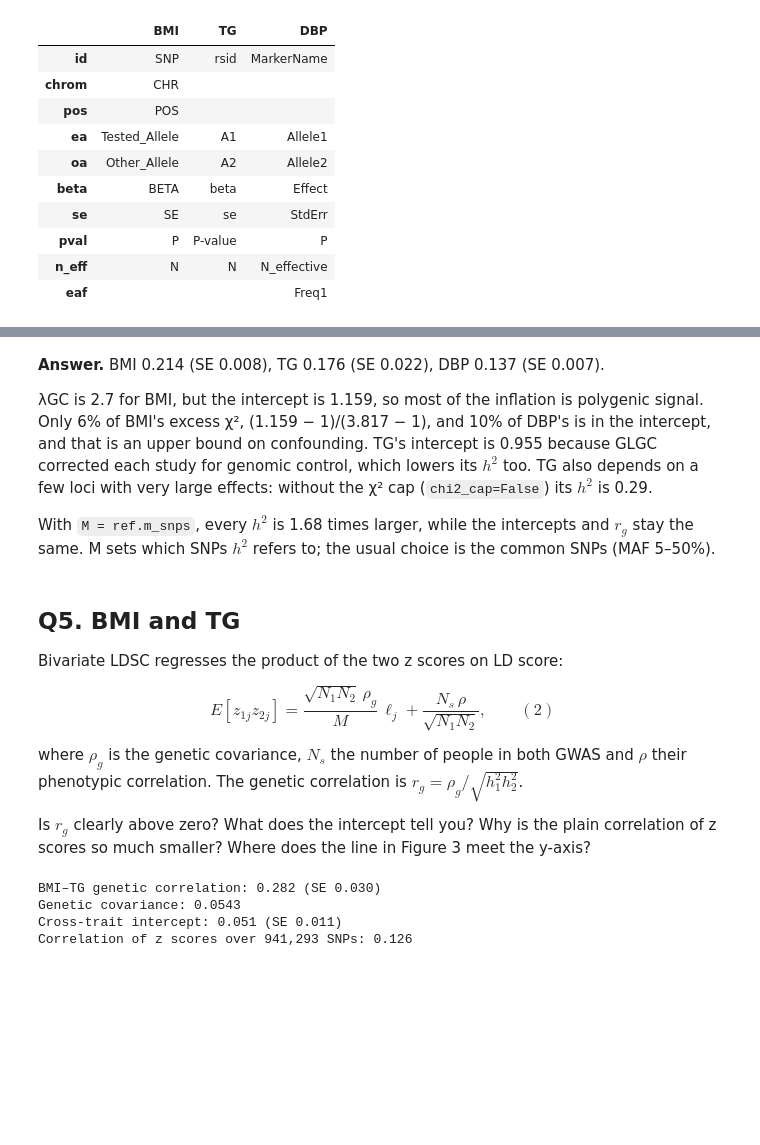
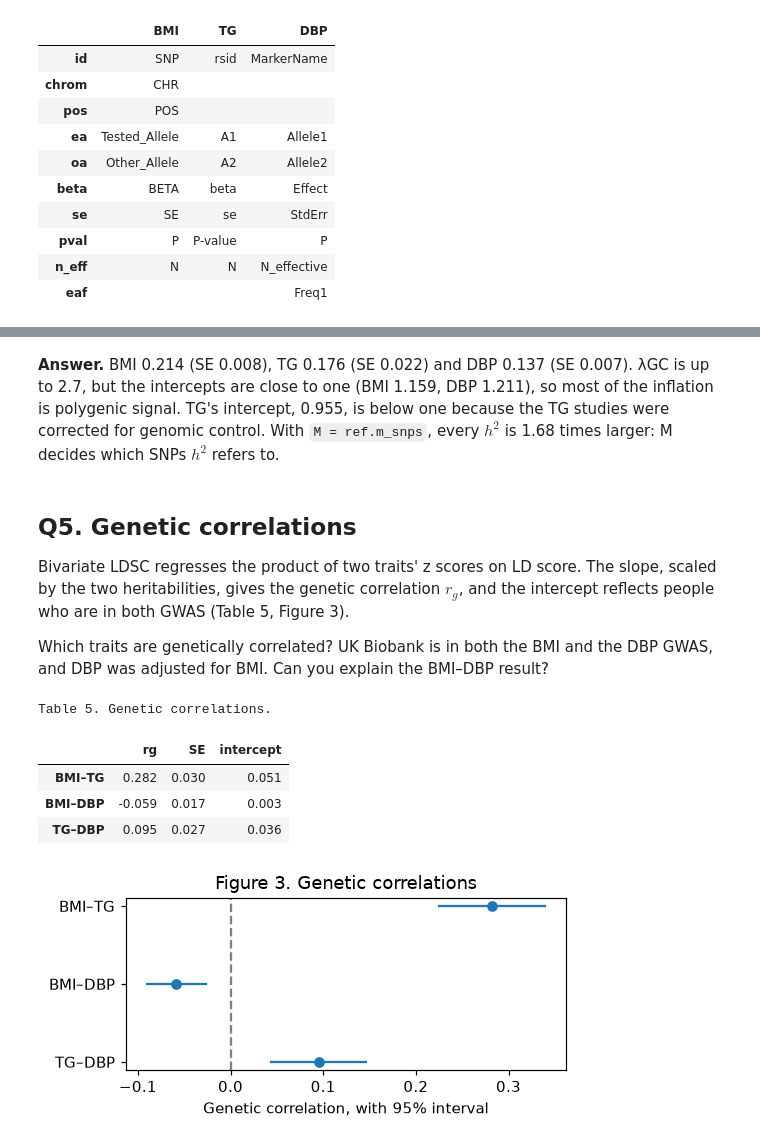
Before and after one commit to bvilhjal/ATIG_2026, a Jupyter notebook: teaching_days/2026-10-29/LDSC/LDSC_practical_answers.ipynb, the cells around one changed output, grey strips where cells are left out. Drawn from its saved outputs; the diff is of its cells as text; code cells hidden in the pictures; blank space fills up the shorter version.

```diff
--- a/teaching_days/2026-10-29/LDSC/LDSC_practical_answers.ipynb
+++ b/teaching_days/2026-10-29/LDSC/LDSC_practical_answers.ipynb
@@ -319,39 +268,41 @@ plt.show()
 # %% [markdown]
-**Answer.** BMI 0.214 (SE 0.008), TG 0.176 (SE 0.022), DBP 0.137 (SE 0.007).
-
-λGC is 2.7 for BMI, but the intercept is 1.159, so most of the inflation is polygenic
-signal. Only 6% of BMI's excess χ², (1.159 − 1)/(3.817 − 1), and 10% of DBP's is in the
-intercept, and that is an upper bound on confounding. TG's intercept is 0.955 because GLGC
-corrected each study for genomic control, which lowers its $h^2$ too. TG also depends on a
-few loci with very large effects: without the χ² cap (`chi2_cap=False`) its $h^2$ is 0.29.
-
-With `M = ref.m_snps`, every $h^2$ is 1.68 times larger, while the intercepts and $r_g$ stay
-the same. M sets which SNPs $h^2$ refers to; the usual choice is the common SNPs
-(MAF 5–50%).
+**Answer.** BMI 0.214 (SE 0.008), TG 0.176 (SE 0.022) and DBP 0.137 (SE 0.007). λGC is up to
+2.7, but the intercepts are close to one (BMI 1.159, DBP 1.211), so most of the inflation is
+polygenic signal. TG's intercept, 0.955, is below one because the TG studies were corrected
+for genomic control. With `M = ref.m_snps`, every $h^2$ is 1.68 times larger: M decides which
+SNPs $h^2$ refers to.
 # %% [markdown]
-## Q5. BMI and TG
+## Q5. Genetic correlations
 
-Bivariate LDSC regresses the product of the two z scores on LD score:
+Bivariate LDSC regresses the product of two traits' z scores on LD score. The slope, scaled
+by the two heritabilities, gives the genetic correlation $r_g$, and the intercept reflects
+people who are in both GWAS (Table 5, Figure 3).
 
-$$E[z_{1j} z_{2j}] = \frac{\sqrt{N_1 N_2}\,\rho_g}{M}\,\ell_j + \frac{N_s\,\rho}{\sqrt{N_1 N_2}}, \qquad (2)$$
-
-where $\rho_g$ is the genetic covariance, $N_s$ the number of people in both GWAS and $\rho$
-their phenotypic correlation. The genetic correlation is $r_g = \rho_g / \sqrt{h^2_1 h^2_2}$.
-
-Is $r_g$ clearly above zero? What does the intercept tell you? Why is the plain correlation
-of z scores so much smaller? Where does the line in Figure 3 meet the y-axis?
+Which traits are genetically correlated? UK Biobank is in both the BMI and the DBP GWAS, and
+DBP was adjusted for BMI. Can you explain the BMI–DBP result?
 # %%
-rg_bmi_tg = ldsc_rg_sumstats(gwas['BMI'], gwas['TG'], ref.variants, ref.scores,
-                             m_snps=M, ncores=2).estimate
-print(f'BMI–TG genetic correlation: {rg_bmi_tg.rg:.3f} (SE {rg_bmi_tg.rg_se:.3f})')
-print(f'Genetic covariance: {rg_bmi_tg.gcov:.4f}')
-print(f'Cross-trait intercept: {rg_bmi_tg.gcov_intercept:.3f} (SE {rg_bmi_tg.gcov_intercept_se:.3f})')
+rg_table = {}
+for trait1, trait2 in [('BMI', 'TG'), ('BMI', 'DBP'), ('TG', 'DBP')]:  # About a minute.
+    fit = ldsc_rg_sumstats(gwas[trait1], gwas[trait2], ref.variants, ref.scores,
+                           m_snps=M, ncores=2).estimate
+    rg_table[f'{trait1}–{trait2}'] = {'rg': fit.rg, 'SE': fit.rg_se, 'intercept': fit.gcov_intercept}
 
-# For comparison: the plain correlation of z scores, ignoring LD.
-both = snps['BMI'].merge(snps['TG'], on='snp', suffixes=('_bmi', '_tg'))
-print(f"Correlation of z scores over {len(both):,} SNPs: {np.corrcoef(both['z_bmi'], both['z_tg'])[0, 1]:.3f}")
+results = pd.DataFrame(rg_table).T
+print('Table 5. Genetic correlations.')
+display(results)
+
+plt.figure(figsize=(5, 2.5))
+plt.errorbar(results['rg'], results.index, xerr=1.96 * results['SE'], fmt='o')
+plt.gca().invert_yaxis()  # Same order as Table 5.
+plt.axvline(0, color='grey', linestyle='--')
+plt.xlabel('Genetic correlation, with 95% interval')
+plt.title('Figure 3. Genetic correlations')
+plt.tight_layout()
+plt.show()
 # %% [output]
-BMI–TG genetic correlation: 0.282 (SE 0.030)
-Genetic covariance: 0.0543
-Cross-trait intercept: 0.051 (SE 0.011)
-Correlation of z scores over 941,293 SNPs: 0.126
+Table 5. Genetic correlations.
+|  | rg | SE | intercept |
+| BMI–TG | 0.282 | 0.030 | 0.051 |
+| BMI–DBP | -0.059 | 0.017 | 0.003 |
+| TG–DBP | 0.095 | 0.027 | 0.036 |
+[figure, added]
```
Also changed, not shown: parts of 29 cells of this notebook, 8 other files.
